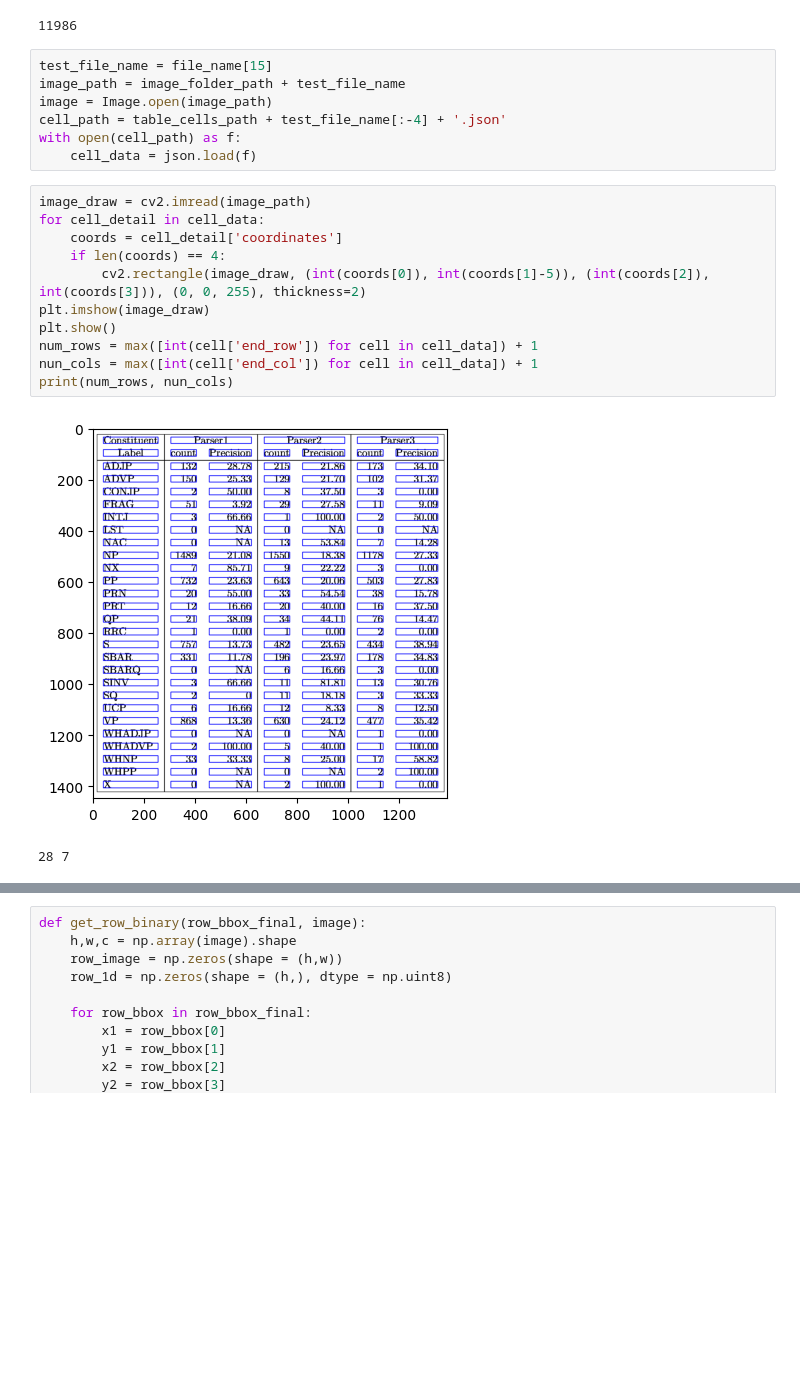
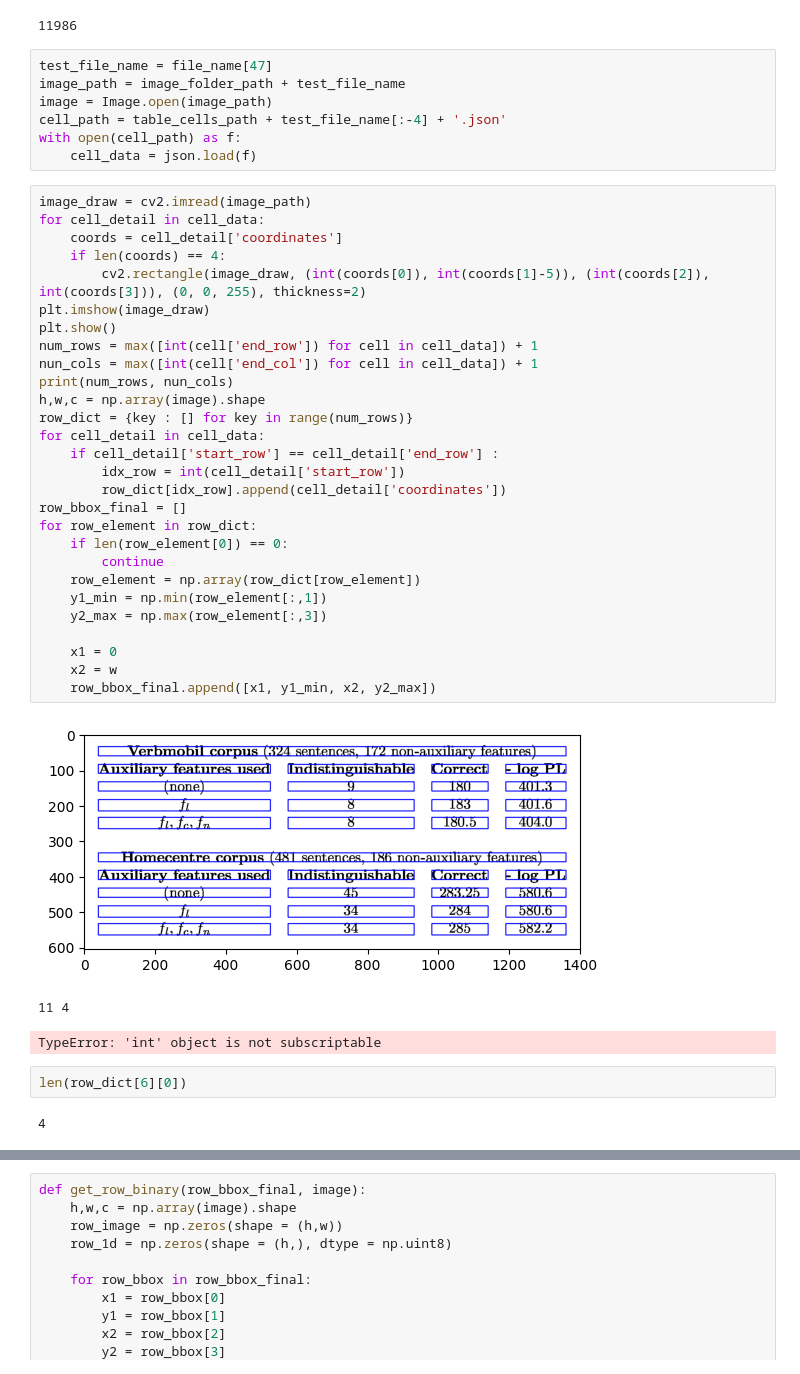
Before and after one commit to anhmup/scitsr_process, a Jupyter notebook: split.ipynb, the cells around one changed output, grey strips where cells are left out. Saved outputs shown, nothing was run; the diff lists cells and outputs as text; blank space fills up the shorter version.

Commit message:
still error

```diff
--- a/split.ipynb
+++ b/split.ipynb
@@ -26,7 +26,7 @@ len(file_name)
 # %% [output]
 11986
 # %%
-test_file_name = file_name[15]
+test_file_name = file_name[47]
 image_path = image_folder_path + test_file_name
 image = Image.open(image_path)
 cell_path = table_cells_path + test_file_name[:-4] + '.json'
@@ -35,17 +35,39 @@ with open(cell_path) as f:
 # %%
 image_draw = cv2.imread(image_path)
 for cell_detail in cell_data:
     coords = cell_detail['coordinates']
     if len(coords) == 4:
         cv2.rectangle(image_draw, (int(coords[0]), int(coords[1]-5)), (int(coords[2]), int(coords[3])), (0, 0, 255), thickness=2)
 plt.imshow(image_draw)
 plt.show()
 num_rows = max([int(cell['end_row']) for cell in cell_data]) + 1
 nun_cols = max([int(cell['end_col']) for cell in cell_data]) + 1
 print(num_rows, nun_cols)
+h,w,c = np.array(image).shape
+row_dict = {key : [] for key in range(num_rows)}
+for cell_detail in cell_data:
+    if cell_detail['start_row'] == cell_detail['end_row'] :
+        idx_row = int(cell_detail['start_row'])
+        row_dict[idx_row].append(cell_detail['coordinates'])
+row_bbox_final = []
+for row_element in row_dict:
+    if len(row_element[0]) == 0:
+        continue
+    row_element = np.array(row_dict[row_element])
+    y1_min = np.min(row_element[:,1])
+    y2_max = np.max(row_element[:,3])
+
+    x1 = 0
+    x2 = w
+    row_bbox_final.append([x1, y1_min, x2, y2_max])
 # %% [output]
-[figure, old version]
+[figure, new version]
-28 7
+11 4
+TypeError: 'int' object is not subscriptable
+# %%
+len(row_dict[6][0])
+# %% [output]
+4
 # %%
 cell_data
 # %% [output]
```
Also changed, not shown: parts of 6 cells of this notebook.
